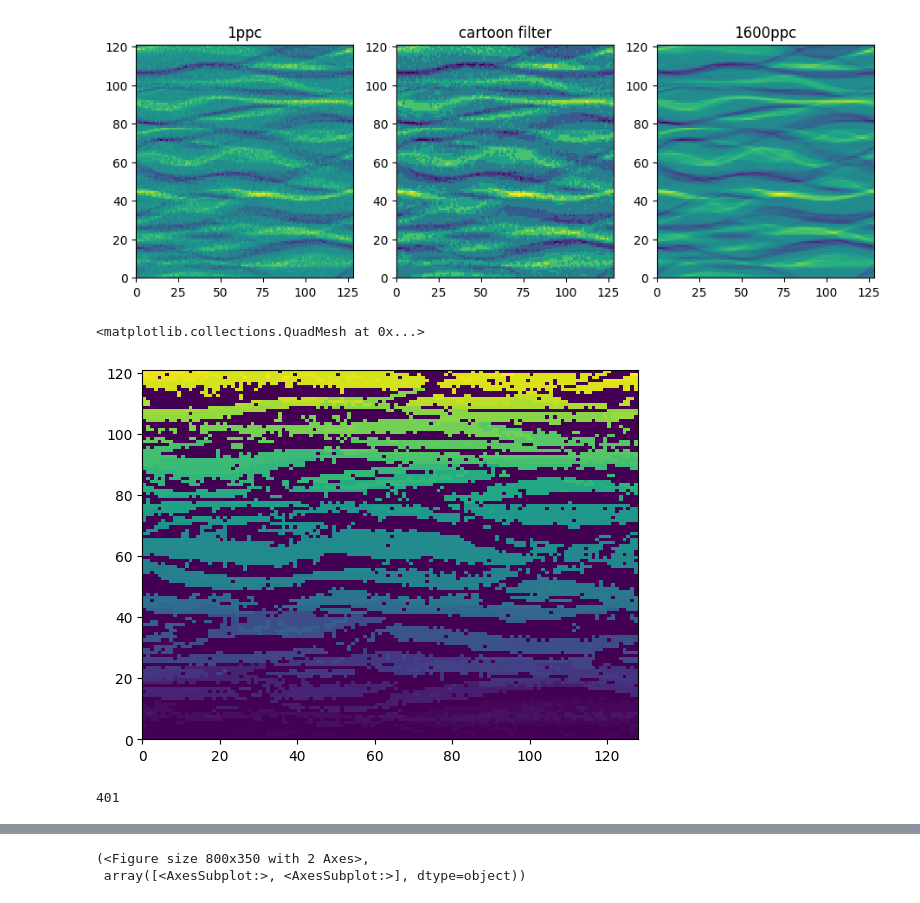
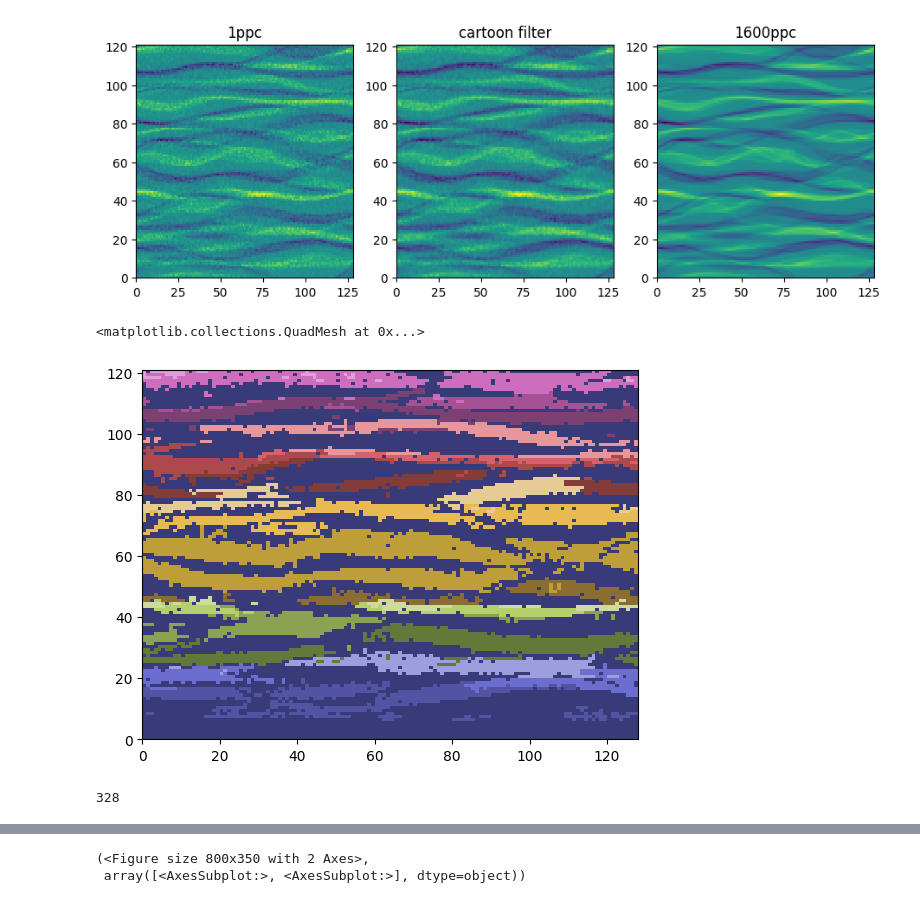
Before and after one commit to al-jshen/cfilt, a Jupyter notebook: notebooks/cartoon.ipynb, the cells around one changed output, grey strips where cells are left out. Saved outputs shown, nothing was run; the diff lists cells and outputs as text; code cells hidden in the pictures.

```diff
--- a/notebooks/cartoon.ipynb
+++ b/notebooks/cartoon.ipynb
@@ -31,10 +31,7 @@ im1600 = ds.images[1600][10]
 im1c = np.copy(im1)
 edges = ndimage.gaussian_laplace(im1c, sigma=2)
 im1c = ndimage.gaussian_filter(im1c, sigma=0.5)
-# cbins = np.linspace(np.min(im1c), np.max(im1c), 6)
-im1c = discretize_image(im1c, 8)
-# im1c = ndimage.gaussian_filter(im1c, sigma=0.5)
-# im1cf = im1c + edges
+im1c = discretize_image(im1c, 35)
 # %%
 fig, ax = qplot([im1, im1c, im1600])
 labels = ["1ppc", "cartoon filter", "1600ppc"]
@@ -45,20 +42,23 @@ for i in range(3):
 # %%
 imseg = morphology.remove_small_objects(
     measure.label(
-        discretize_image(ndimage.gaussian_filter(im1c, sigma=0.2), 13),
+        discretize_image(
+            erode_image(ndimage.gaussian_filter(im1c, sigma=0.3)),
+            7,
+        ),
     ),
     min_size=2,
     connectivity=2,
 )
-plt.pcolormesh(imseg)
+plt.pcolormesh(imseg, cmap="tab20b")
 # %% [output]
 <matplotlib.collections.QuadMesh at 0x...>
-[figure, old version]
+[figure, new version]
 # %%
 lbls, cts = np.unique(imseg, return_counts=True)
 len(lbls)
 # %% [output]
-401
+328
 # %%
 im1cc = np.zeros_like(im1)
 buffer = np.copy(im1)
```
Also changed, not shown: parts of 2 cells of this notebook, 1 other file.
